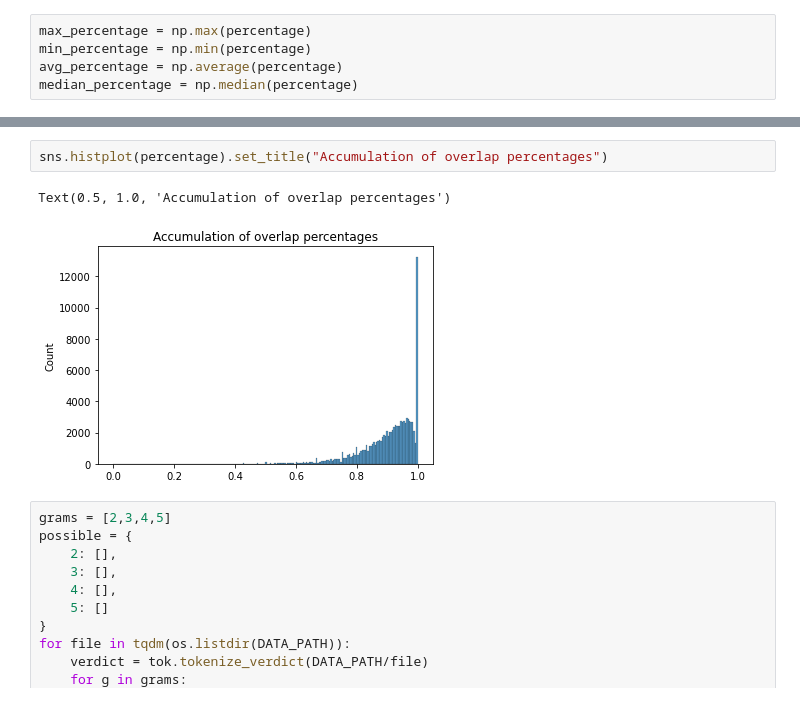
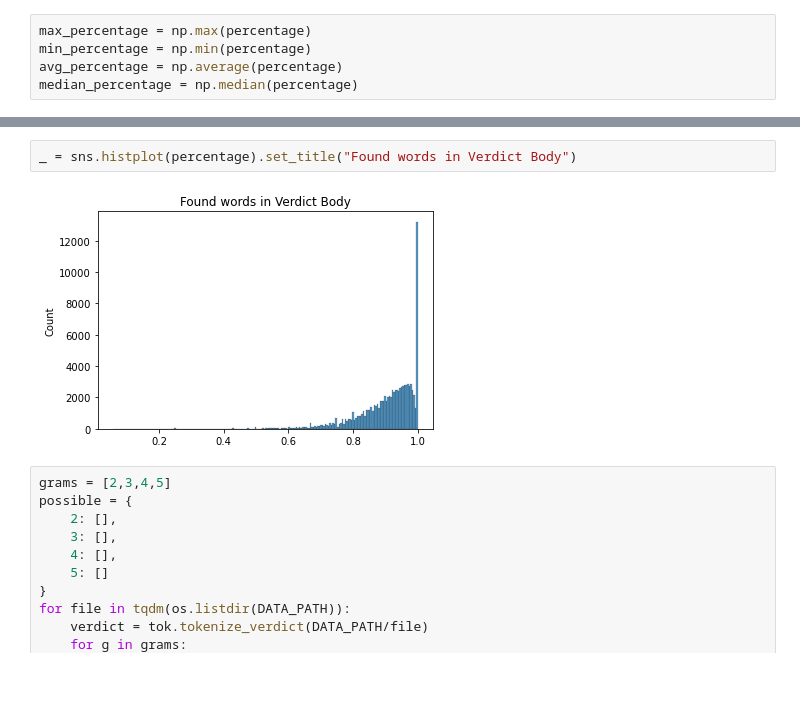
Before and after one commit to sebimo/LegalSum, a Jupyter notebook: src/analysis/Rouge.ipynb, the cells around one changed output, grey strips where cells are left out. Drawn from its saved outputs; the diff is of its cells as text.

Commit message:
Slight changes to graphs

```diff
--- a/src/analysis/Rouge.ipynb
+++ b/src/analysis/Rouge.ipynb
@@ -141,8 +147,7 @@ Max: 1.0 ; Min: 0.0 ; Avg: 0.9037994967990082 ; Median: 0.926829268292683
 # %%
-sns.histplot(percentage).set_title("Accumulation of overlap percentages")
+_ = sns.histplot(percentage).set_title("Found words in Verdict Body")
 # %% [output]
-Text(0.5, 1.0, 'Accumulation of overlap percentages')
-[figure, old version]
+[figure, new version]
 # %%
 grams = [2,3,4,5]
 possible = {
```
Also changed, not shown: parts of 9 cells of this notebook.
